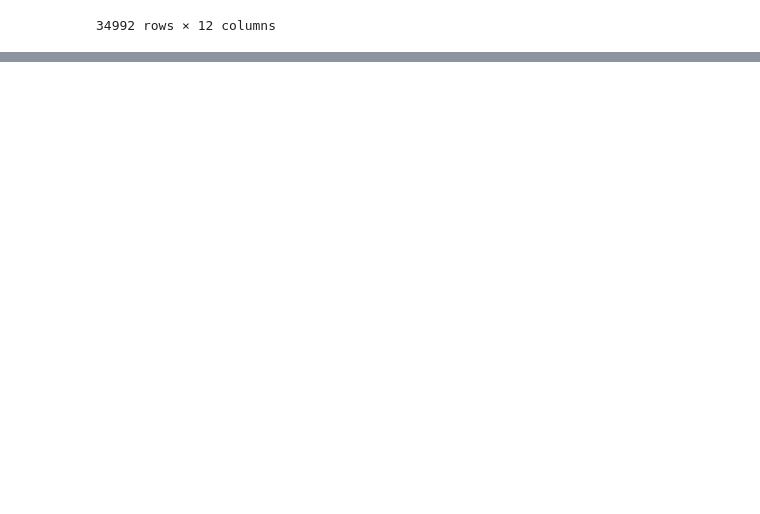
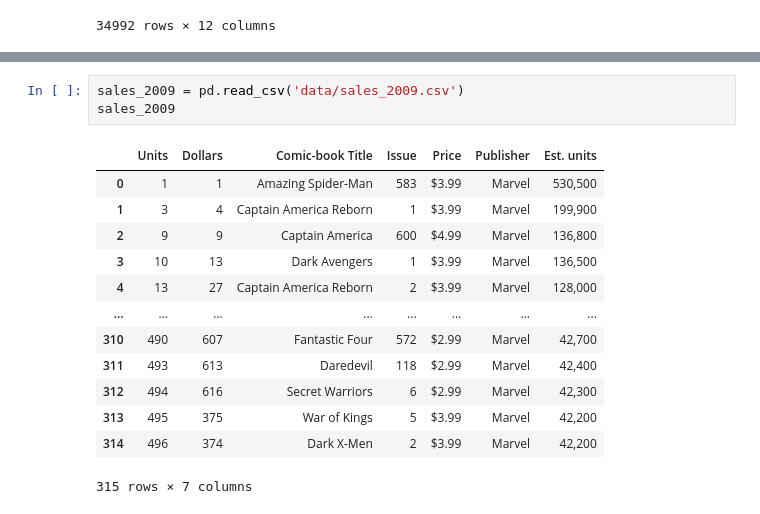
Before and after one commit to leoolessa/Project-MCU, a Jupyter notebook: test.ipynb, the cells around one changed output, grey strips where cells are left out. Saved outputs shown, nothing was run; the diff lists cells and outputs as text; blank space fills up the shorter version.

```diff
--- a/test.ipynb
+++ b/test.ipynb
@@ -43,0 +93,17 @@ comics
+# %%
+sales_2009 = pd.read_csv('data/sales_2009.csv')
+sales_2009
+# %% [output]
+|  | Units | Dollars | Comic-book Title | Issue | Price | Publisher | Est. units |
+| 0 | 1 | 1 | Amazing Spider-Man | 583 | $3.99 | Marvel | 530,500 |
+| 1 | 3 | 4 | Captain America Reborn | 1 | $3.99 | Marvel | 199,900 |
+| 2 | 9 | 9 | Captain America | 600 | $4.99 | Marvel | 136,800 |
+| 3 | 10 | 13 | Dark Avengers | 1 | $3.99 | Marvel | 136,500 |
+| 4 | 13 | 27 | Captain America Reborn | 2 | $3.99 | Marvel | 128,000 |
+| ... | ... | ... | ... | ... | ... | ... | ... |
+| 310 | 490 | 607 | Fantastic Four | 572 | $2.99 | Marvel | 42,700 |
+| 311 | 493 | 613 | Daredevil | 118 | $2.99 | Marvel | 42,400 |
+| 312 | 494 | 616 | Secret Warriors | 6 | $2.99 | Marvel | 42,300 |
+| 313 | 495 | 375 | War of Kings | 5 | $3.99 | Marvel | 42,200 |
+| 314 | 496 | 374 | Dark X-Men | 2 | $3.99 | Marvel | 42,200 |
+315 rows × 7 columns
```
Also changed, not shown: parts of 5 cells of this notebook, 5 other files.
